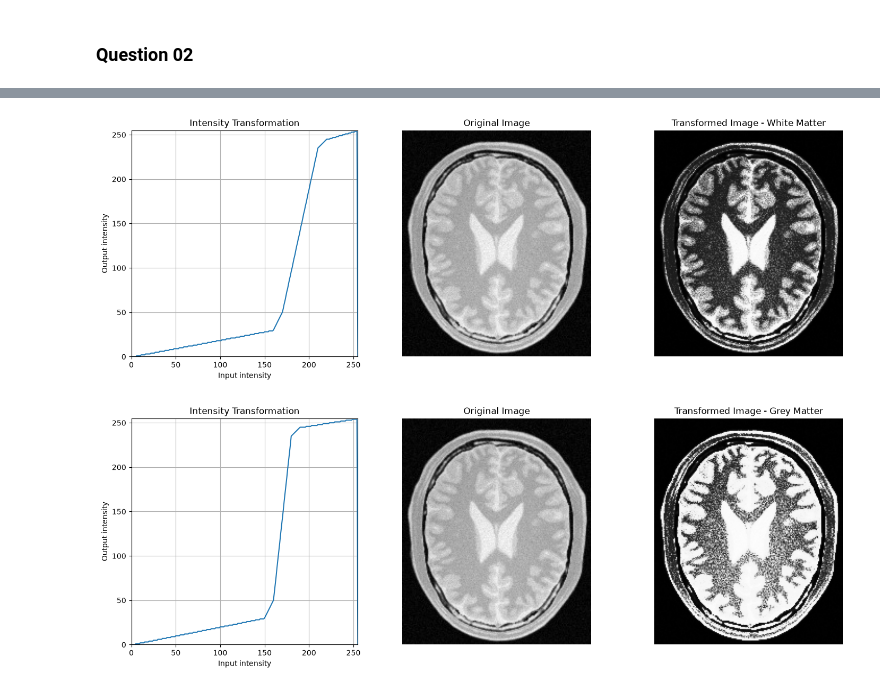
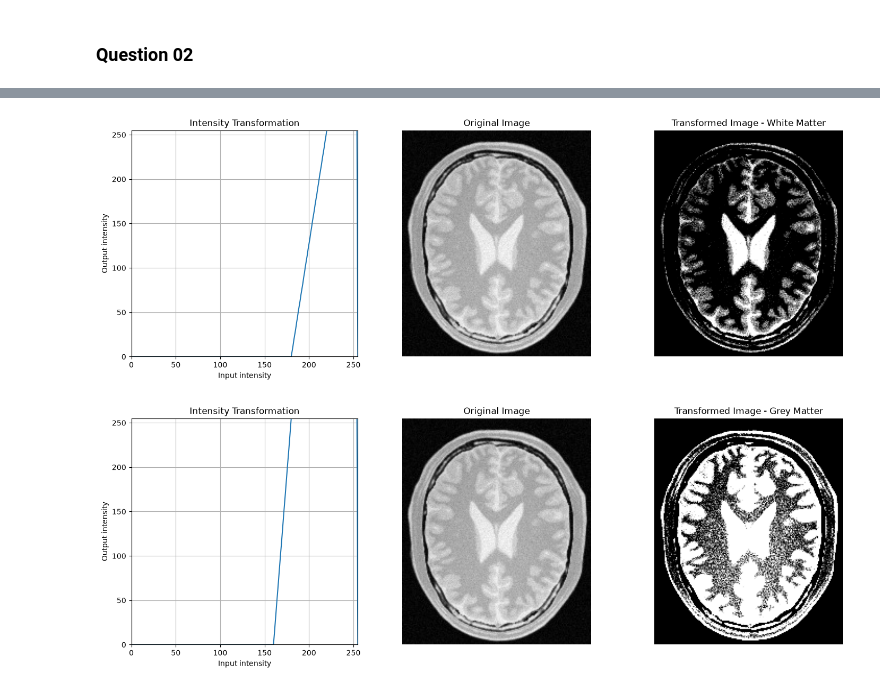
Before and after one commit to r-nimantha/uom-assignments, a Jupyter notebook: EN3160/Assignment_01/notebook.ipynb, the cells around one changed output, grey strips where cells are left out. Saved outputs shown, nothing was run; the diff lists cells and outputs as text; code cells hidden in the pictures.

```diff
--- a/EN3160/Assignment_01/notebook.ipynb
+++ b/EN3160/Assignment_01/notebook.ipynb
@@ -66,51 +83,47 @@ im = cv2.imread("../images/brain.jpeg", cv2.IMREAD_GRAYSCALE)
 
 breakpoints_white = [
     (0,   0),
-    (160, 30),
-    (170, 50),
-    (210, 235),
-    (220, 245),
+    (180, 0),
+    (220, 255),
     (255, 255)
 ]
 
 breakpoints_grey = [
     (0,   0),
-    (150, 30),
-    (160, 50),
-    (180, 235),
-    (190, 245),
+    (160, 0),
+    (180, 255),
     (255, 255)
 ]
 
 topics = ["White Matter", "Grey Matter"]
 breakpoints_list = [breakpoints_white, breakpoints_grey]
 
 for topic, breakpoints in zip(topics, breakpoints_list):
     transformed_im, transform = intensity_transform(im, breakpoints)
     fig, ax = plt.subplots(1, 3, figsize=(15, 5))
 
     # Transformation function
     ax[0].plot(np.arange(256), transform)
     ax[0].set_xlabel("Input intensity")
     ax[0].set_ylabel("Output intensity")
     ax[0].set_title("Intensity Transformation")
     ax[0].set_xlim(0, 255)
     ax[0].set_ylim(0, 255)
     ax[0].set_aspect("equal", adjustable="box")
     ax[0].grid()
 
     # Original
     ax[1].imshow(im, cmap="gray")
     ax[1].set_title("Original Image")
     ax[1].axis("off")
 
     # Transformed
     ax[2].imshow(transformed_im, cmap="gray")
     ax[2].set_title(f"Transformed Image - {topic}")
     ax[2].axis("off")
 
     plt.tight_layout()
     plt.show()
 # %% [output]
-[figure, old version]
+[figure, new version]
-[figure, old version]
+[figure, new version]
```
Also changed, not shown: parts of 10 cells of this notebook.
